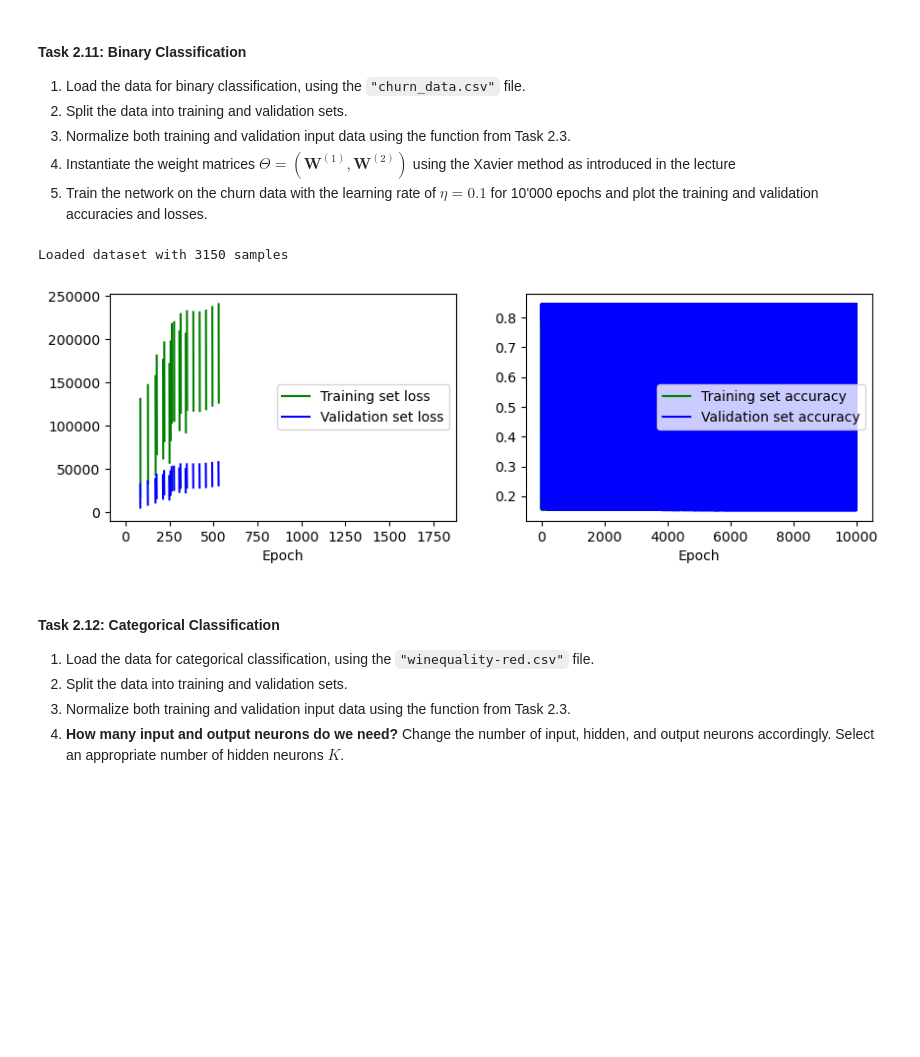
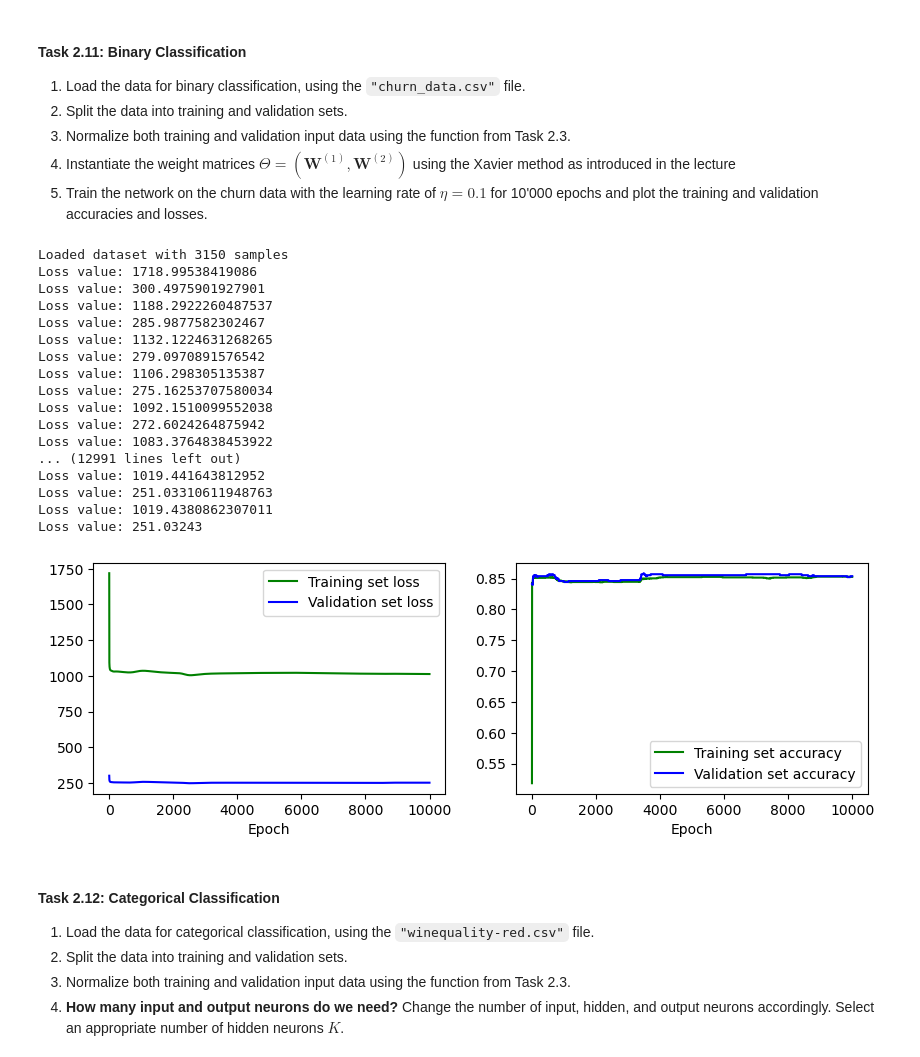
Before and after one commit to tlex-web/deep-learning-exercises, a Jupyter notebook: 02/DL-Assignment02.ipynb, the cells around one changed output. Saved outputs shown, nothing was run; the diff lists cells and outputs as text; code cells hidden in the pictures; blank space fills up the shorter version.

```diff
--- a/02/DL-Assignment02.ipynb
+++ b/02/DL-Assignment02.ipynb
@@ -419,7 +422,9 @@ For both losses, the mathematical expressions below can be implemented much easi
 def loss(Y, T, loss_type):
   # Assuming loss_type
   if loss_type == 'bce':
-      return - numpy.sum(T * numpy.log(Y) + (1-T) * numpy.log(1-Y))
+      loss_value = - numpy.sum(T * numpy.log(Y) + (1-T) * numpy.log(1-Y))
+      print(f"Loss value: {loss_value}")
+      return loss_value
   else:
       return - numpy.sum(T * numpy.log(Y))
 # %% [markdown]
@@ -434,11 +439,16 @@ def gradient(X, T, Y, H, Theta):
 
   # Correctly prepend the bias term to H
   H_with_bias = numpy.concatenate((numpy.ones((1, H.shape[1])), H), axis=0)
-  g2 = numpy.dot((Y - T), H_with_bias.T)
+
+  g2 = (2*numpy.dot((Y - T), H_with_bias.T))/Y.shape[1]
+
   dH = numpy.dot(W2.T, (Y - T))
+
   # remove derivative for bias unit before computing tanh derivative
-  dA = dH[1:, :] * (1 - H ** 2)
-  g1 = numpy.dot(dA, X.T)
+  # TODO: Why H to the power of 2, here? In lecture slides it is only H
+  #dA = dH[1:, :] * (1 - H ** 2)
+  dA = dH[1:, :] * (1 - H)
+  g1 = (2*numpy.dot(dA, X.T))/Y.shape[1]
 
   return g1, g2
 # %% [markdown]
@@ -556,32 +569,54 @@ def plot(train_loss, train_acc, val_loss, val_acc):
 # %%
 # load dataset
 X, T = dataset("churn_data.csv", ",")
 
 # split dataset
 X_train, T_train, X_val, T_val = split_training_data(X, T)
 
 # normalize input data
 X_train, X_val = (X_train - X_train.mean(axis=0)) / X_train.std(axis=0), (
     X_val - X_val.mean(axis=0)
 ) / X_val.std(axis=0)
 
 K = 10
 D = X_train.shape[0]  # Use number of features (rows)
 O = 1
-W1 = np.random.randn(K, D)
-W2 = np.random.randn(O, K + 1)
+
+# Xavier normal initialization
+n_in = D
+n_out = O
+sd = numpy.sqrt(2/(n_in+n_out))
+
+W1 = np.random.randn(K, D) * sd
+W2 = np.random.randn(O, K + 1) * sd
 Theta = [W1, W2]
 
 # train network on our data
 train_loss, train_acc, val_loss, val_acc = train(
     X_train, T_train, X_val, T_val, Theta, loss_type="bce"
 )
 
 # plot the results
 plot(train_loss, train_acc, val_loss, val_acc)
 # %% [output]
 Loaded dataset with 3150 samples
+Loss value: 1718.99538419086
+Loss value: 300.4975901927901
+Loss value: 1188.2922260487537
+Loss value: 285.9877582302467
+Loss value: 1132.1224631268265
+Loss value: 279.0970891576542
+Loss value: 1106.298305135387
+Loss value: 275.16253707580034
+Loss value: 1092.1510099552038
+Loss value: 272.6024264875942
+Loss value: 1083.3764838453922
+... (12991 lines left out)
+Loss value: 1019.441643812952
+Loss value: 251.03310611948763
+Loss value: 1019.4380862307011
+Loss value: 251.03243
-[figure, old version]
+[figure, new version]
 # %% [markdown]
 #### Task 2.12: Categorical Classification
 
```
Also changed, not shown: parts of 4 cells of this notebook.
